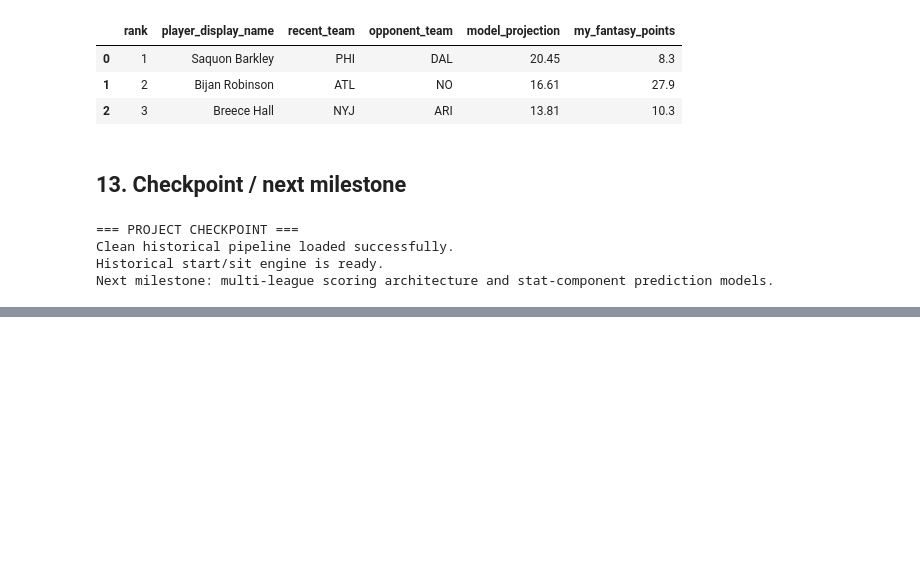
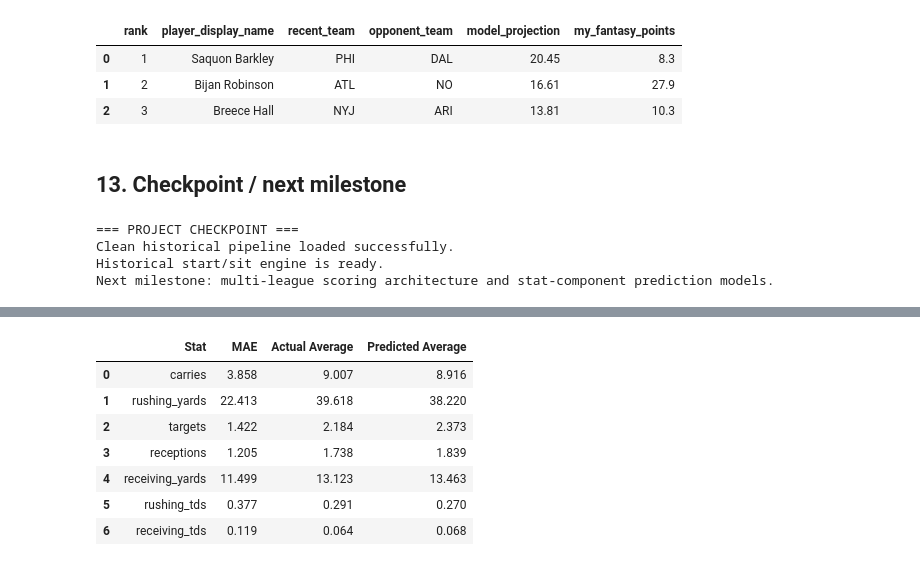
Before and after one commit to scorchbot/fantasy-football-picker, a Jupyter notebook: Fantasy_Football_Picker_Clean.ipynb, the cells around one changed output, grey strips where cells are left out. Saved outputs shown, nothing was run; the diff lists cells and outputs as text; code cells hidden in the pictures; blank space fills up the shorter version.

```diff
--- a/Fantasy_Football_Picker_Clean.ipynb
+++ b/Fantasy_Football_Picker_Clean.ipynb
@@ -1884,0 +2299,82 @@ Next milestone: multi-league scoring architecture and stat-component prediction
+# %%
+# ============================================================
+# TRAIN ONE MODEL PER RB STAT
+# ============================================================
+
+rb_stat_models = {}
+rb_stat_medians = {}
+rb_stat_results = []
+
+X_train = rb_train[
+    rb_stat_features
+].copy()
+
+X_test = rb_test[
+    rb_stat_features
+].copy()
+
+medians = X_train.median(
+    numeric_only=True
+)
+
+X_train = X_train.fillna(
+    medians
+)
+
+X_test = X_test.fillna(
+    medians
+)
+
+for target in rb_targets:
+
+    model = RandomForestRegressor(
+        n_estimators=300,
+        max_depth=8,
+        min_samples_leaf=10,
+        random_state=42,
+        n_jobs=-1
+    )
+
+    model.fit(
+        X_train,
+        rb_train[target]
+    )
+
+    preds = model.predict(
+        X_test
+    )
+
+    mae = mean_absolute_error(
+        rb_test[target],
+        preds
+    )
+
+    rb_stat_models[target] = model
+
+    rb_stat_results.append({
+        'Stat': target,
+        'MAE': round(mae, 3),
+        'Actual Average': round(
+            rb_test[target].mean(),
+            3
+        ),
+        'Predicted Average': round(
+            preds.mean(),
+            3
+        )
+    })
+
+rb_stat_medians = medians
+
+pd.DataFrame(
+    rb_stat_results
+)
+# %% [output]
+|  | Stat | MAE | Actual Average | Predicted Average |
+| 0 | carries | 3.858 | 9.007 | 8.916 |
+| 1 | rushing_yards | 22.413 | 39.618 | 38.220 |
+| 2 | targets | 1.422 | 2.184 | 2.373 |
+| 3 | receptions | 1.205 | 1.738 | 1.839 |
+| 4 | receiving_yards | 11.499 | 13.123 | 13.463 |
+| 5 | rushing_tds | 0.377 | 0.291 | 0.270 |
+| 6 | receiving_tds | 0.119 | 0.064 | 0.068 |
```
Also changed, not shown: parts of 11 cells of this notebook.
